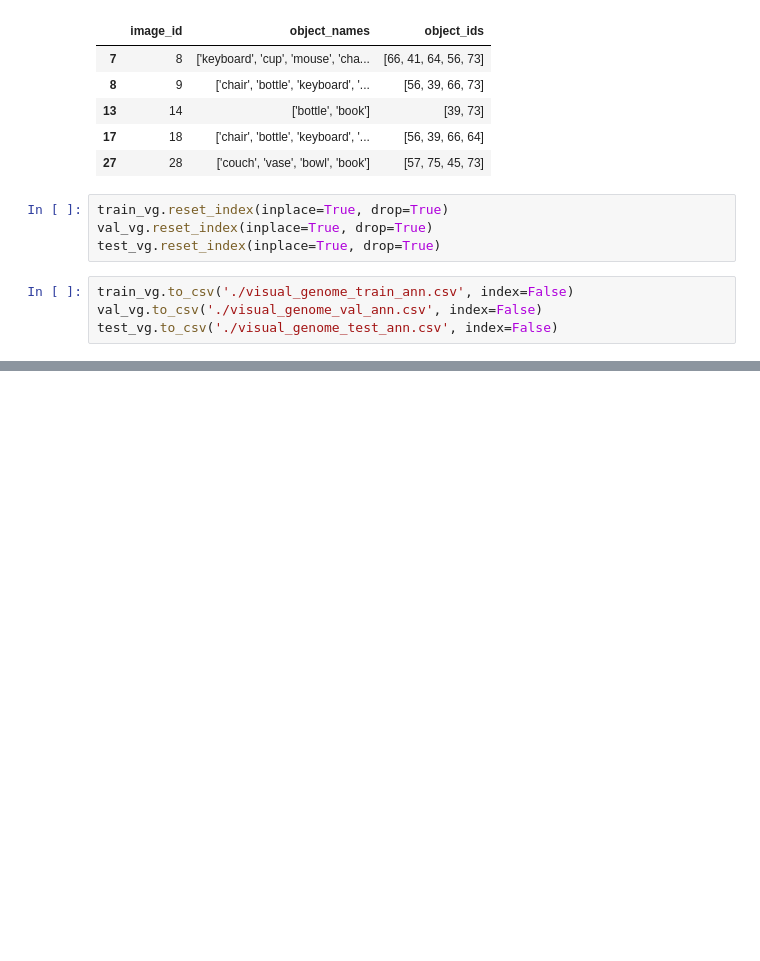
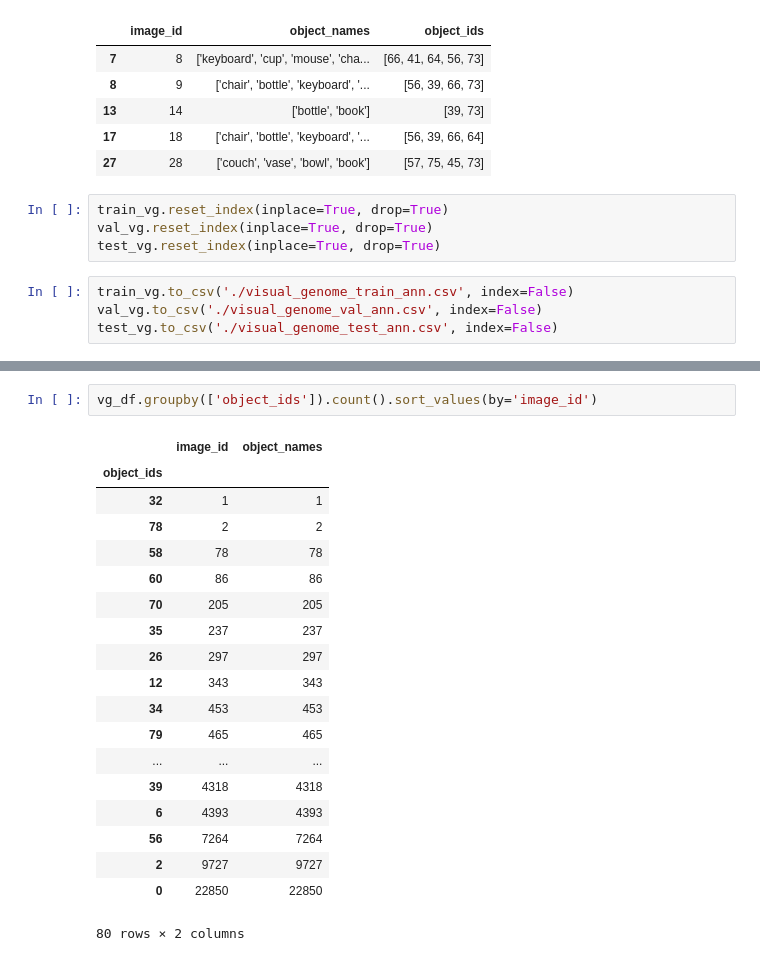
Before and after one commit to purujitgoyal/Half-Half, a Jupyter notebook: Data/visual_genome/visual_genome_dataset.ipynb, the cells around one changed output, grey strips where cells are left out. Saved outputs shown, nothing was run; the diff lists cells and outputs as text; blank space fills up the shorter version.

```diff
--- a/Data/visual_genome/visual_genome_dataset.ipynb
+++ b/Data/visual_genome/visual_genome_dataset.ipynb
@@ -218,0 +261,22 @@ test_vg.to_csv('./visual_genome_test_ann.csv', index=False)
+# %%
+vg_df.groupby(['object_ids']).count().sort_values(by='image_id')
+# %% [output]
+|  | image_id | object_names |
+| object_ids |  |  |
+| 32 | 1 | 1 |
+| 78 | 2 | 2 |
+| 58 | 78 | 78 |
+| 60 | 86 | 86 |
+| 70 | 205 | 205 |
+| 35 | 237 | 237 |
+| 26 | 297 | 297 |
+| 12 | 343 | 343 |
+| 34 | 453 | 453 |
+| 79 | 465 | 465 |
+| ... | ... | ... |
+| 39 | 4318 | 4318 |
+| 6 | 4393 | 4393 |
+| 56 | 7264 | 7264 |
+| 2 | 9727 | 9727 |
+| 0 | 22850 | 22850 |
+80 rows × 2 columns
```
Also changed, not shown: parts of 20 cells of this notebook, 12 other files.
